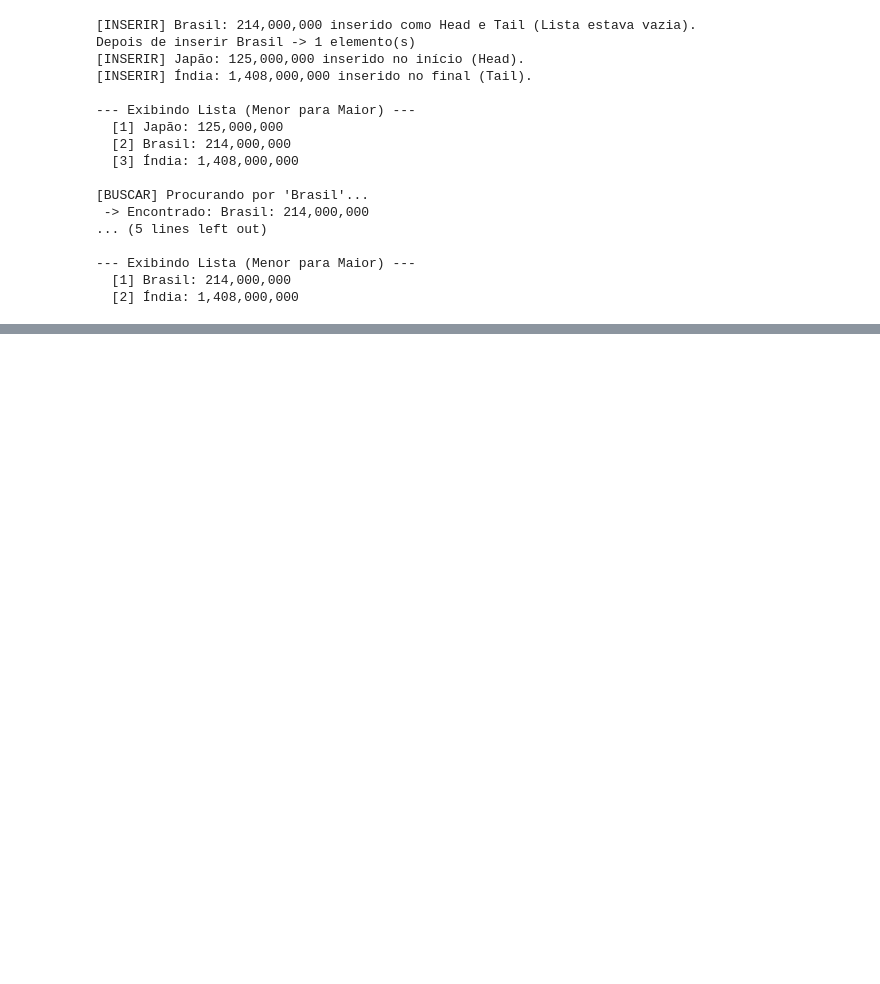
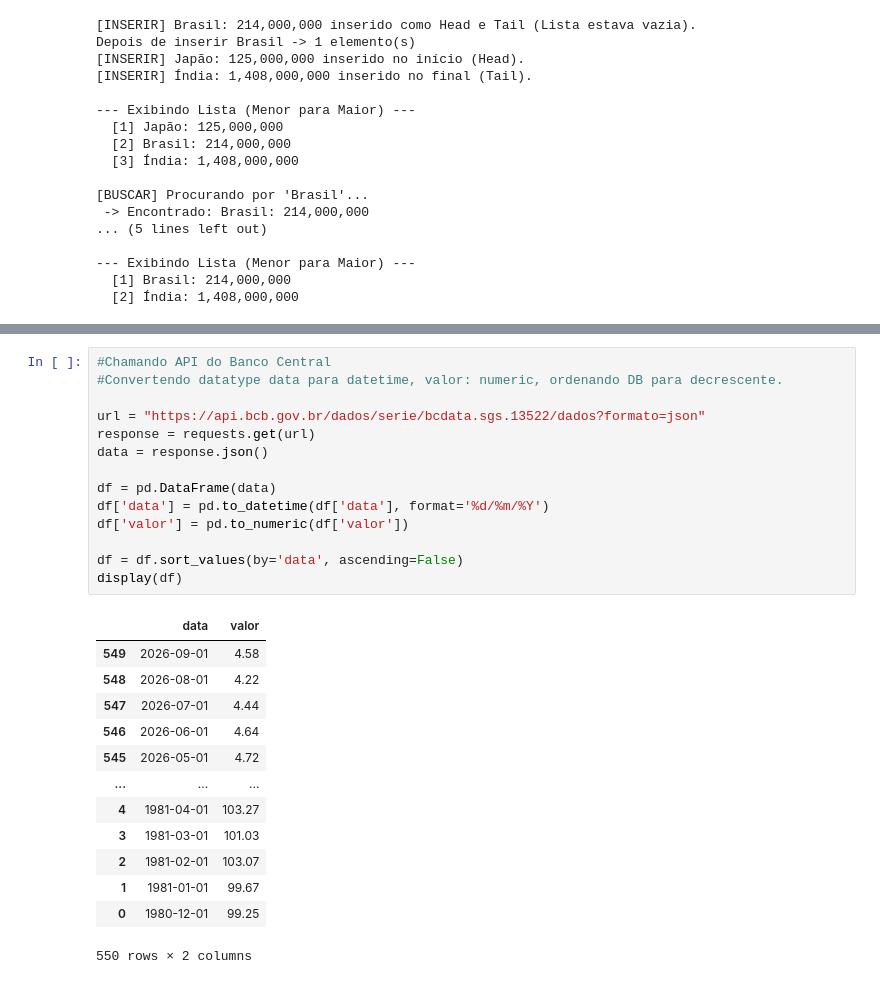
Before and after one commit to vivianesilper/cienciadedados, a Jupyter notebook: Estrutura_de_Dados_Exercise.ipynb, the cells around one changed output, grey strips where cells are left out. Cells and saved outputs as stored; diff of their text form; blank space fills up the shorter version.

```diff
--- a/Estrutura_de_Dados_Exercise.ipynb
+++ b/Estrutura_de_Dados_Exercise.ipynb
@@ -896,0 +1054,28 @@ Depois de inserir Brasil -> 1 elemento(s)
+# %%
+#Chamando API do Banco Central
+#Convertendo datatype data para datetime, valor: numeric, ordenando DB para decrescente.
+
+url = "https://api.bcb.gov.br/dados/serie/bcdata.sgs.13522/dados?formato=json"
+response = requests.get(url)
+data = response.json()
+
+df = pd.DataFrame(data)
+df['data'] = pd.to_datetime(df['data'], format='%d/%m/%Y')
+df['valor'] = pd.to_numeric(df['valor'])
+
+df = df.sort_values(by='data', ascending=False)
+display(df)
+# %% [output]
+|  | data | valor |
+| 549 | 2026-09-01 | 4.58 |
+| 548 | 2026-08-01 | 4.22 |
+| 547 | 2026-07-01 | 4.44 |
+| 546 | 2026-06-01 | 4.64 |
+| 545 | 2026-05-01 | 4.72 |
+| ... | ... | ... |
+| 4 | 1981-04-01 | 103.27 |
+| 3 | 1981-03-01 | 101.03 |
+| 2 | 1981-02-01 | 103.07 |
+| 1 | 1981-01-01 | 99.67 |
+| 0 | 1980-12-01 | 99.25 |
+550 rows × 2 columns
```
Also changed, not shown: parts of 10 cells of this notebook.
